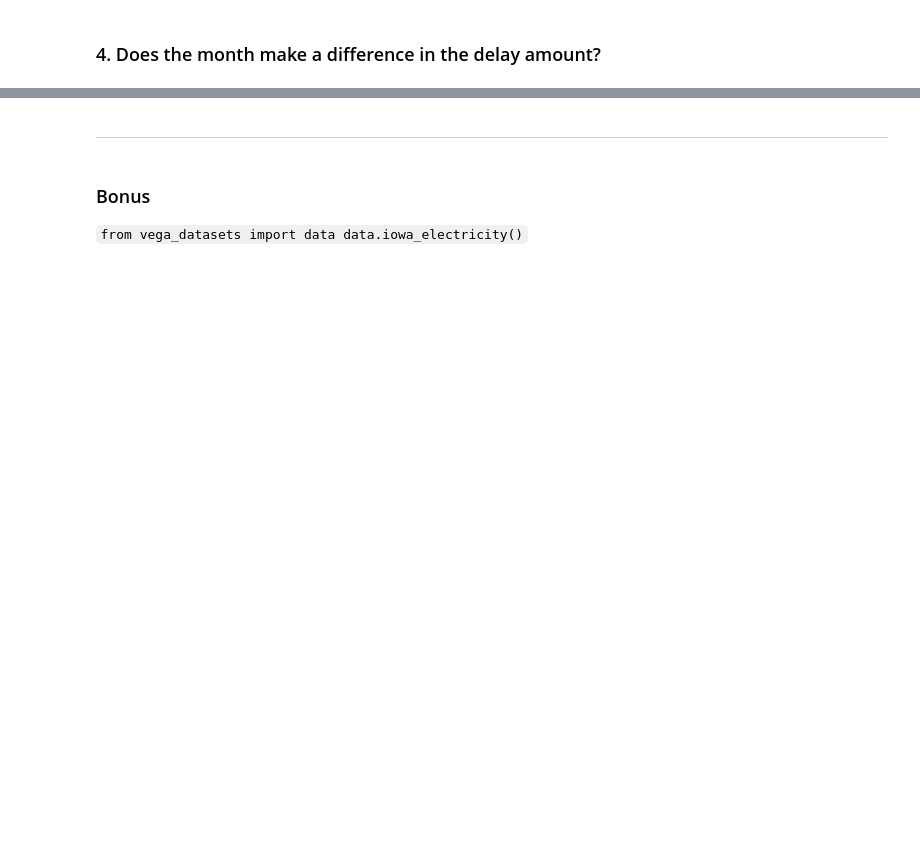
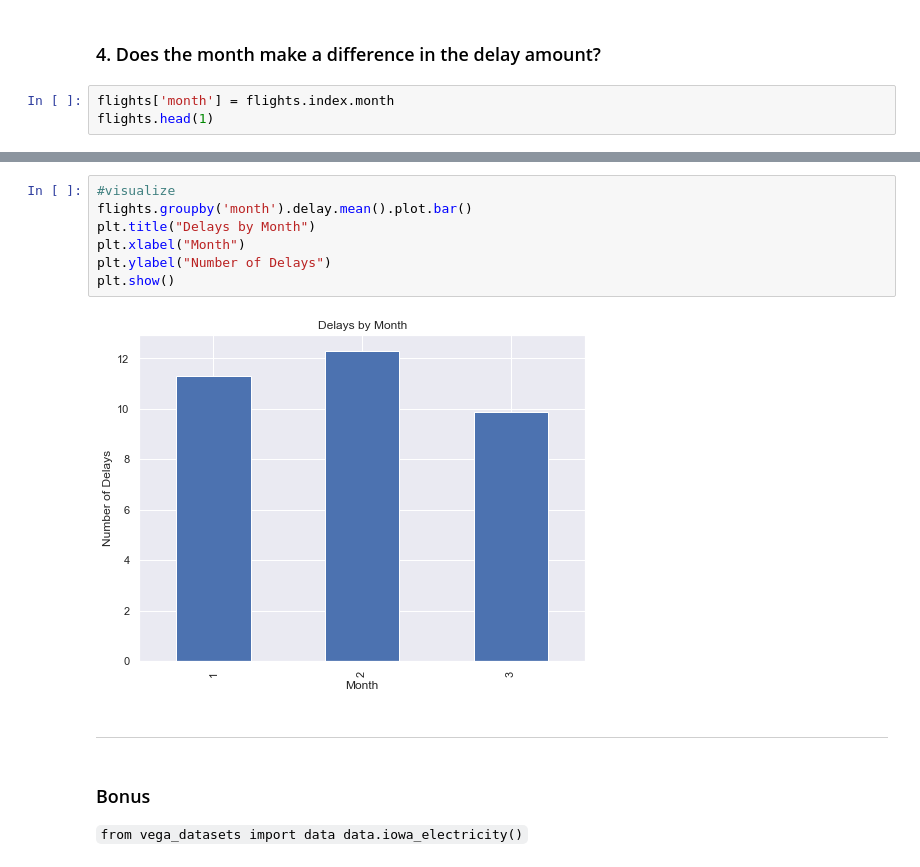
Before and after one commit to aliciag92/time-series-exercises, a Jupyter notebook: datetime_exercises.ipynb, the cells around one changed output, grey strips where cells are left out. Saved outputs shown, nothing was run; the diff lists cells and outputs as text; blank space fills up the shorter version.

```diff
--- a/datetime_exercises.ipynb
+++ b/datetime_exercises.ipynb
@@ -588,2 +628,5 @@ Name: delay, dtype: float64
 # %% [markdown]
 ### 4. Does the month make a difference in the delay amount?
+# %%
+flights['month'] = flights.index.month
+flights.head(1)
@@ -590,3 +645,12 @@ Name: delay, dtype: float64
+# %%
+#visualize
+flights.groupby('month').delay.mean().plot.bar()
+plt.title("Delays by Month")
+plt.xlabel("Month")
+plt.ylabel("Number of Delays")
+plt.show()
+# %% [output]
+[figure, added]
 # %% [markdown]
 ***
 # %% [markdown]
```
Also changed, not shown: parts of 25 cells of this notebook.
